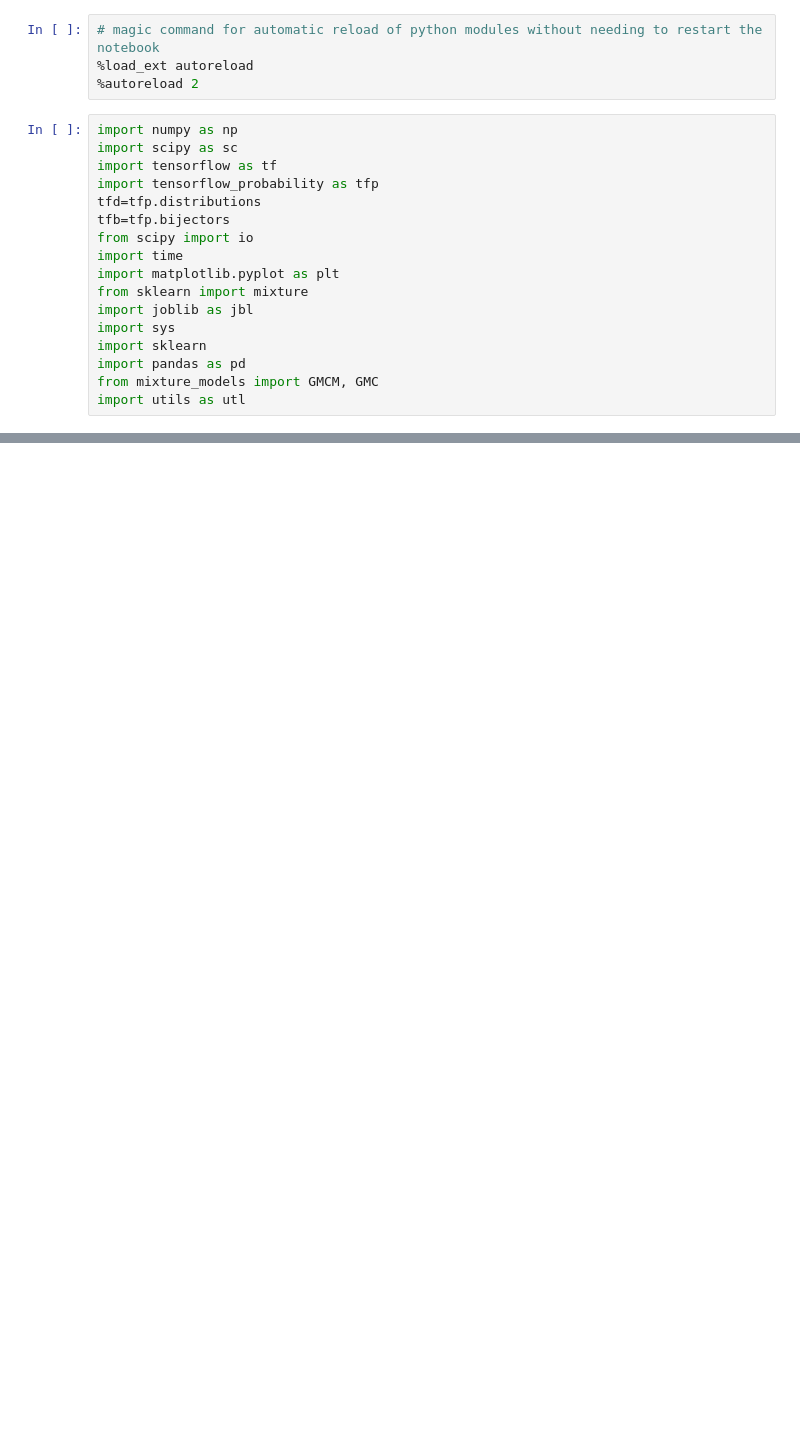
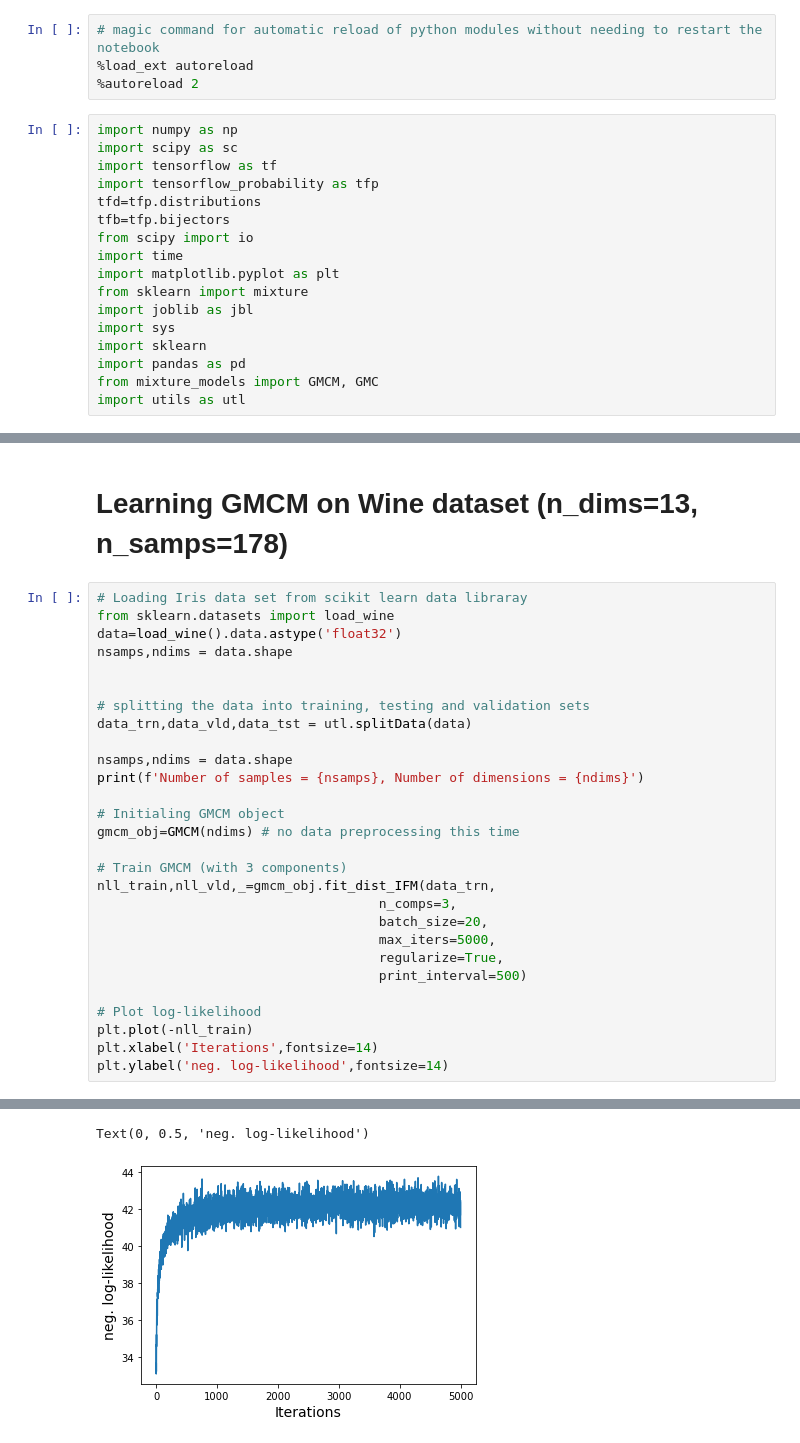
Before and after one commit to ashutosh-tewari/GMCM, a Jupyter notebook: GMCM_demo.ipynb, the cells around one changed output, grey strips where cells are left out. Drawn from its saved outputs; the diff is of its cells as text; blank space fills up the shorter version.

```diff
--- a/GMCM_demo.ipynb
+++ b/GMCM_demo.ipynb
@@ -98,0 +102,31 @@ Text(0.5, 1.0, 'GMCM density contours')
+# %% [markdown]
+# Learning GMCM on Wine dataset (n_dims=13, n_samps=178)
+# %%
+# Loading Iris data set from scikit learn data libraray
+from sklearn.datasets import load_wine
+data=load_wine().data.astype('float32')
+nsamps,ndims = data.shape
+
+
+# splitting the data into training, testing and validation sets
+data_trn,data_vld,data_tst = utl.splitData(data)
+
+nsamps,ndims = data.shape
+print(f'Number of samples = {nsamps}, Number of dimensions = {ndims}')
+
+# Initialing GMCM object
+gmcm_obj=GMCM(ndims) # no data preprocessing this time
+
+# Train GMCM (with 3 components)
+nll_train,nll_vld,_=gmcm_obj.fit_dist_IFM(data_trn,
+                                    n_comps=3,
+                                    batch_size=20,
+                                    max_iters=5000,
+                                    regularize=True,
+                                    print_interval=500)
+
+# Plot log-likelihood
+plt.plot(-nll_train)
+plt.xlabel('Iterations',fontsize=14)
+plt.ylabel('neg. log-likelihood',fontsize=14)
+# %% [output]
@@ -98,0 +146,2 @@ Text(0.5, 1.0, 'GMCM density contours')
+Text(0, 0.5, 'neg. log-likelihood')
+[figure, added]
```
Also changed, not shown: parts of 7 cells of this notebook, 4 other files.
